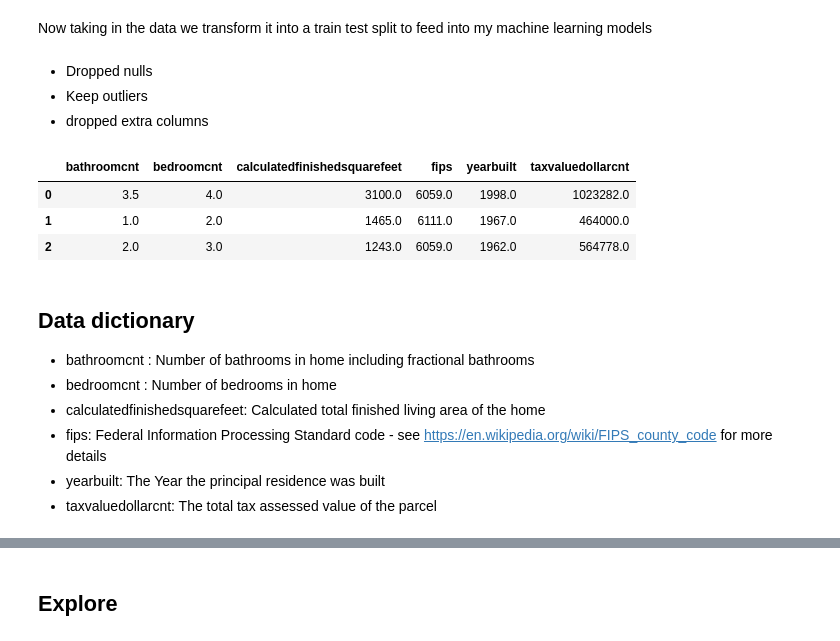
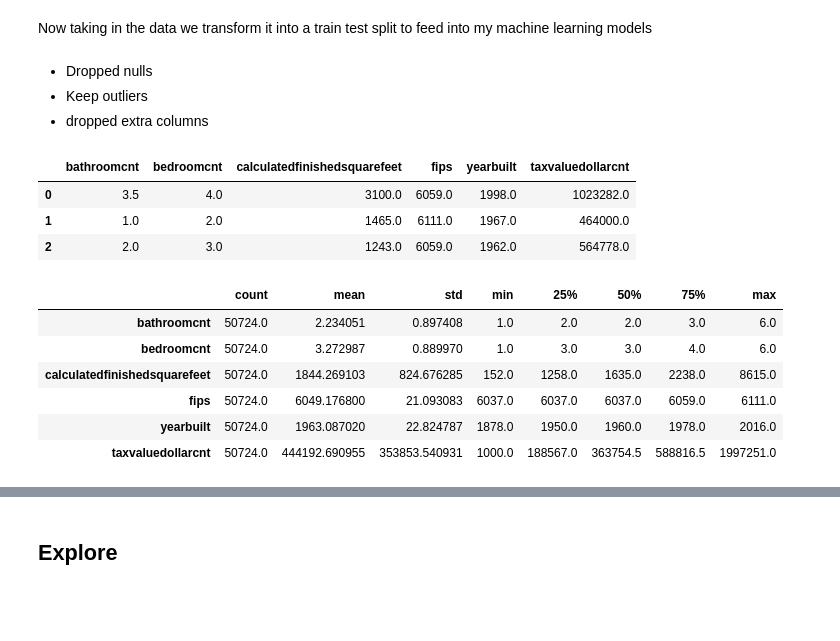
Before and after one commit to VasiliyAMelkozerov/regression-exercises, a Jupyter notebook: final_notebook.ipynb, the cells around one changed output, grey strips where cells are left out. Cells and saved outputs as stored; diff of their text form; code cells hidden in the pictures; blank space fills up the shorter version.

```diff
--- a/final_notebook.ipynb
+++ b/final_notebook.ipynb
@@ -57,23 +57,25 @@ df.head(3)
 # Prepare
 # %% [markdown]
 Now taking in the data we transform it into a train test split to feed into my machine learning models
-# %% [markdown]
-- Dropped nulls
-- Keep outliers
-- dropped extra columns
-# %%
-df = prepare.wrangled_zillow(df)
-df.head(3)
-# %% [output]
-|  | bathroomcnt | bedroomcnt | calculatedfinishedsquarefeet | fips | yearbuilt | taxvaluedollarcnt |
-| 0 | 3.5 | 4.0 | 3100.0 | 6059.0 | 1998.0 | 1023282.0 |
-| 1 | 1.0 | 2.0 | 1465.0 | 6111.0 | 1967.0 | 464000.0 |
-| 2 | 2.0 | 3.0 | 1243.0 | 6059.0 | 1962.0 | 564778.0 |
-# %% [markdown]
-## Data dictionary
-- bathroomcnt : Number of bathrooms in home including fractional bathrooms
-- bedroomcnt :  Number of bedrooms in home
-- calculatedfinishedsquarefeet:  Calculated total finished living area of the home
-- fips:  Federal Information Processing Standard code -  see https://en.wikipedia.org/wiki/FIPS_county_code for more details
-- yearbuilt:  The Year the principal residence was built
-- taxvaluedollarcnt: The total tax assessed value of the parcel
+# %% [markdown]
+- Dropped nulls
+- Keep outliers
+- dropped extra columns
+# %%
+df = prepare.wrangled_zillow(df)
+df.head(3)
+# %% [output]
+|  | bathroomcnt | bedroomcnt | calculatedfinishedsquarefeet | fips | yearbuilt | taxvaluedollarcnt |
+| 0 | 3.5 | 4.0 | 3100.0 | 6059.0 | 1998.0 | 1023282.0 |
+| 1 | 1.0 | 2.0 | 1465.0 | 6111.0 | 1967.0 | 464000.0 |
+| 2 | 2.0 | 3.0 | 1243.0 | 6059.0 | 1962.0 | 564778.0 |
+# %%
+df.describe().T
+# %% [output]
+|  | count | mean | std | min | 25% | 50% | 75% | max |
+| bathroomcnt | 50724.0 | 2.234051 | 0.897408 | 1.0 | 2.0 | 2.0 | 3.0 | 6.0 |
+| bedroomcnt | 50724.0 | 3.272987 | 0.889970 | 1.0 | 3.0 | 3.0 | 4.0 | 6.0 |
+| calculatedfinishedsquarefeet | 50724.0 | 1844.269103 | 824.676285 | 152.0 | 1258.0 | 1635.0 | 2238.0 | 8615.0 |
+| fips | 50724.0 | 6049.176800 | 21.093083 | 6037.0 | 6037.0 | 6037.0 | 6059.0 | 6111.0 |
+| yearbuilt | 50724.0 | 1963.087020 | 22.824787 | 1878.0 | 1950.0 | 1960.0 | 1978.0 | 2016.0 |
+| taxvaluedollarcnt | 50724.0 | 444192.690955 | 353853.540931 | 1000.0 | 188567.0 | 363754.5 | 588816.5 | 1997251.0 |
```
Also changed, not shown: parts of 32 cells of this notebook, 2 other files.
